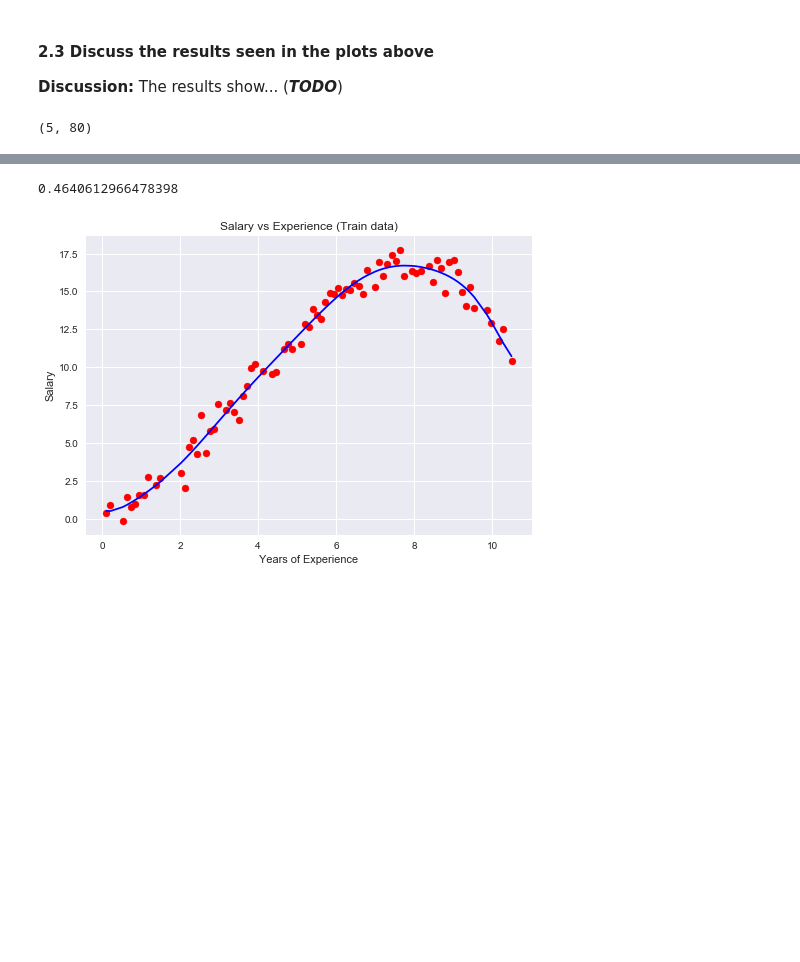
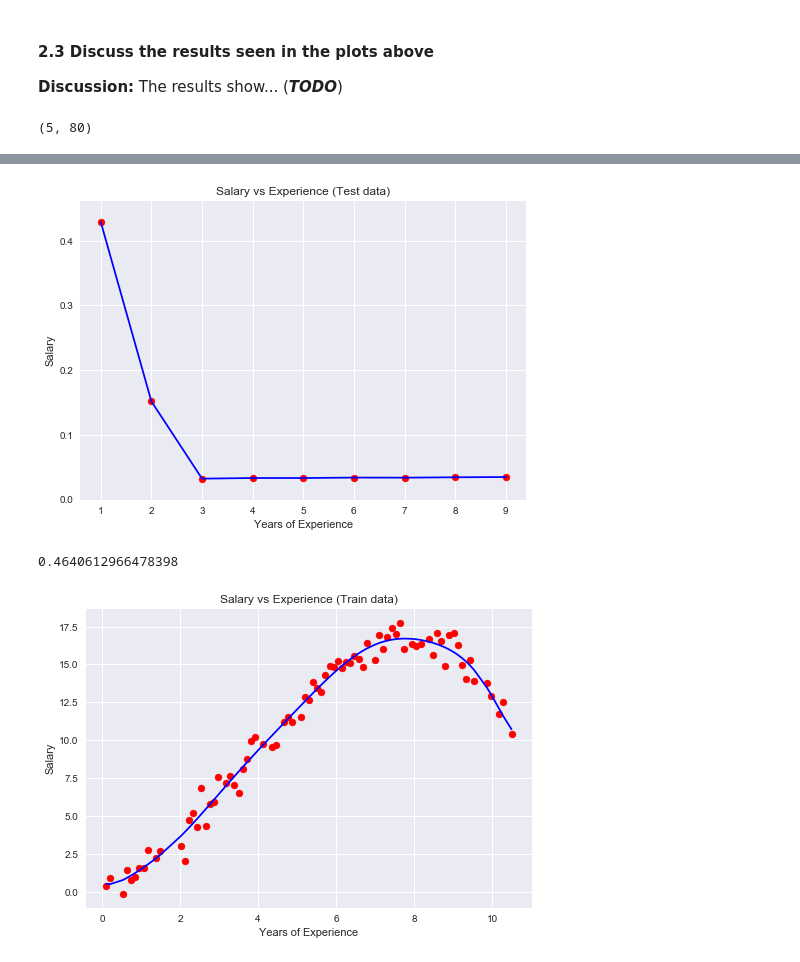
Before and after one commit to drakezhu/comp135_MachineLearning, a Jupyter notebook: hw02/src_and_data/hw02.ipynb, the cells around one changed output, grey strips where cells are left out. Saved outputs shown, nothing was run; the diff lists cells and outputs as text; code cells hidden in the pictures; blank space fills up the shorter version.

```diff
--- a/hw02/src_and_data/hw02.ipynb
+++ b/hw02/src_and_data/hw02.ipynb
@@ -248,0 +251,21 @@ np.array(yTrains).shape
+# %%
+polyFeatures = [1,2,3,4,5,6,7,8,9]
+errors = []
+for degree in polyFeatures:
+    error = 0
+    for i in range(k):
+        xTrain = tuple(xTrains[i])
+        yTrain = tuple(yTrains[i])
+        xTest = tuple(x_folds[i])
+        yTest = tuple(y_folds[i])
+        sorted_zip = sorted(zip(xTrain, yTrain), key=operator.itemgetter(0))
+        xTrain, yTrain = zip(*sorted_zip)
+        poly = PolynomialFeatures(degree)
+        xTrainPoly = poly.fit_transform(xTrain)
+        xTestPoly = poly.fit_transform(xTest)
+        linearRegressionPoly = LinearRegression()
+        linearRegressionPoly.fit(xTrainPoly, yTrain)
+        #yTrainPredict2 = linearRegression2.predict(xTrain2)
+        yTestPredict = linearRegressionPoly.predict(xTestPoly)
+        error += mean_squared_error(yTest, yTestPredict) / max(yTest)
+    errors.append(error / k)
@@ -249,3 +284,13 @@ np.array(yTrains).shape
+# %%
+# plot predicted line for test data
+plt.scatter(polyFeatures, errors, color='red')
+plt.plot(polyFeatures, errors, color='blue')
+plt.title('Salary vs Experience (Test data)')
+plt.xlabel('Years of Experience')
+plt.ylabel('Salary')
+plt.show()
+# %% [output]
+[figure, added]
 # %%
 xTrain = tuple(xTrains[0])
 yTrain= tuple(yTrains[0])
```
Also changed, not shown: parts of 3 cells of this notebook.
